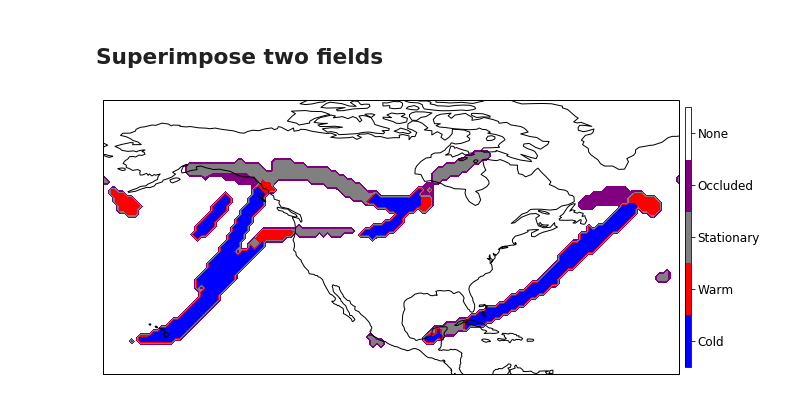
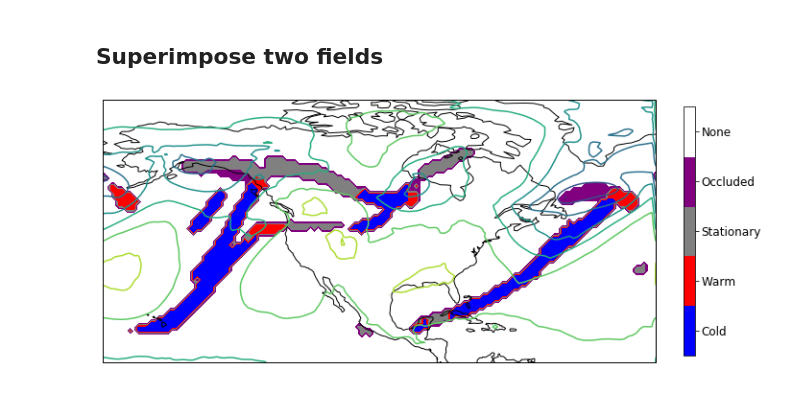
Before and after one commit to katiedagon/ML-extremes, a Jupyter notebook: notebooks/FrontsAnalysis_superimpose.ipynb, the cells around one changed output. Saved outputs shown, nothing was run; the diff lists cells and outputs as text; code cells hidden in the pictures.

```diff
--- a/notebooks/FrontsAnalysis_superimpose.ipynb
+++ b/notebooks/FrontsAnalysis_superimpose.ipynb
@@ -47,8 +27,8 @@ Coordinates:
 # %% [markdown]
 ## Read in sea level pressure field
 # %%
-#cesm_file_path = "/glade/campaign/cgd/ccr/kdagon/dlfront/"
+cesm_file_path = "/glade/campaign/cgd/ccr/kdagon/dlfront/"
 # %%
-#PSL = xr.open_mfdataset(cesm_file_path+'*PSL*', combine='by_coords')
+PSL = xr.open_mfdataset(cesm_file_path+'*PSL*', combine='by_coords')
 # %%
-#SLP = PSL.PSL
+SLP = PSL.PSL
@@ -70,38 +48,32 @@ norm = matplotlib.colors.BoundaryNorm(bounds, cmap_all.N)
 # %%
 fig = plt.figure(figsize=(8,6))
 
 ax = fig.add_axes([0.,0.,1.,1.], projection=ccrs.PlateCarree())
 #ax = fig.add_subplot(projection=ccrs.PlateCarree())
 
+# start with the first time index
 field, lon = add_cyclic_point(allfronts[0,:,:], coord=allfronts.lon)
 lat = allfronts.lat
 cf = ax.contourf(lon, lat, field, cmap=cmap_all, vmin=0, vmax=4.99, levels=bounds, transform=ccrs.PlateCarree())
 
-#field, lon = add_cyclic_point(SLP[0,:,:], coord=SLP.lon)
-#c = ax.contour(lon, lat, field, transform=ccrs.PlateCarree())
+field, lon = add_cyclic_point(SLP[0,:,:], coord=SLP.lon)
+c = ax.contour(lon, lat, field, transform=ccrs.PlateCarree())
 
 ax.coastlines()
 
 import matplotlib as mpl
-cbar_ax = fig.add_axes([1.01, 0.2, 0.01, 0.6])
+cbar_ax = fig.add_axes([1.05, 0.2, 0.02, 0.6])
 norm = mpl.colors.Normalize(vmin=0, vmax=4.99)
 cb1 = mpl.colorbar.ColorbarBase(cbar_ax,
                                 cmap=cmap_all,
                                 norm=norm,
                                 orientation='vertical',
                                ticks=bounds)
 labels = np.array([0, 0.99, 1.99, 2.99, 3.99])
 loc    = labels + .5
 tick_1 = ['Cold','Warm','Stationary','Occluded','None']
 cb1.set_ticks(loc)
 cb1.ax.set_yticklabels(tick_1)
 cb1.ax.tick_params(labelsize=12)
-
-#cbar.set_ticklabels(['Cold','Warm','Occluded','None'])
-
-#cb2 = matplotlib.colorbar.ColorbarBase(ax, cmap=cmap_all, norm=norm)
-#ax2 = fig.add_axes([0.95, 0.1, 0.03, 0.8])
-#cb = matplotlib.colorbar.ColorbarBase(ax2, cmap=cmap_all, norm=norm,
-#    spacing='proportional', ticks=bounds, boundaries=bounds, format='%1i')
 # %% [output]
-[figure, old version]
+[figure, new version]
```
Also changed, not shown: parts of 3 cells of this notebook, 1 other file.
